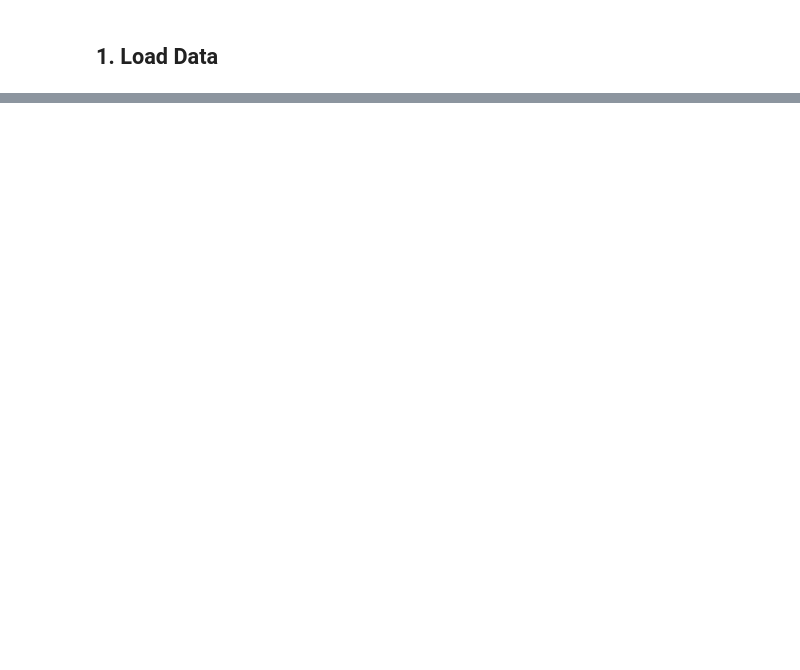
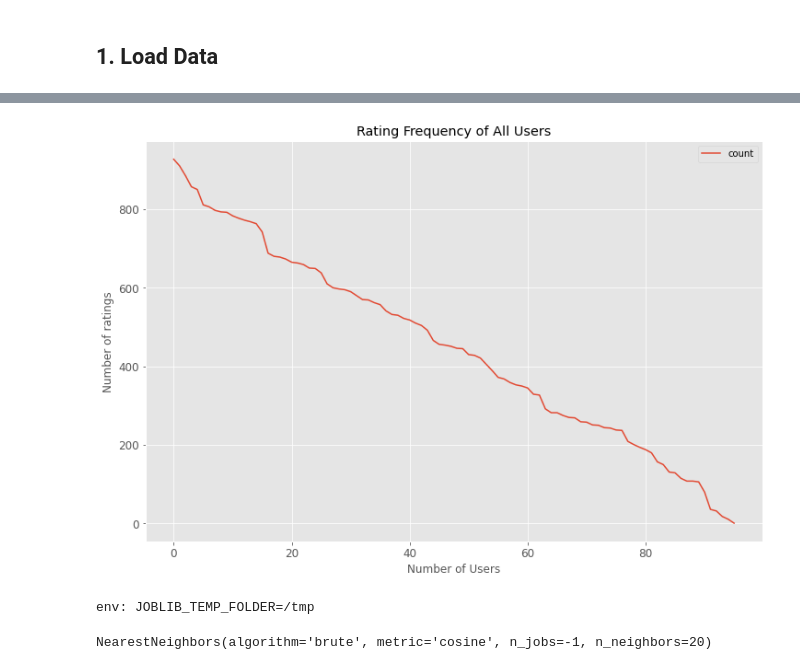
Before and after one commit to chinmaya-s/Codagami_Anime_Recommender, a Jupyter notebook: movie_recommendation_using_KNN.ipynb, the cells around one changed output, grey strips where cells are left out. Saved outputs shown, nothing was run; the diff lists cells and outputs as text; code cells hidden in the pictures; blank space fills up the shorter version.

```diff
--- a/movie_recommendation_using_KNN.ipynb
+++ b/movie_recommendation_using_KNN.ipynb
@@ -717,0 +144,23 @@ Use spark's ALS to solve above problems
+# %%
+# get number of ratings given by every user
+df_users_cnt = pd.DataFrame(df_ratings_drop_animes.groupby('user_id').size(), columns=['count'])
+# plot rating frequency of all animes
+ax = df_users_cnt \
+    .sort_values('count', ascending=False) \
+    .reset_index(drop=True) \
+    .plot(
+        figsize=(12, 8),
+        title='Rating Frequency of All Users',
+        fontsize=12
+    )
+ax.set_xlabel("Number of Users")
+ax.set_ylabel("Number of ratings")
+ax.get_figure().savefig('outputs/Rating_Frequency_of_Users.jpeg')
+# filter data
+ratings_thres = 2
+active_users = list(set(df_users_cnt.query('count >= @ratings_thres').index))
+df_ratings_drop_users = df_ratings_drop_animes[df_ratings_drop_animes.user_id.isin(active_users)]
+# print('shape of original ratings data: ', df_ratings.shape)
+# print('shape of ratings data after dropping both unpopular animes and inactive users: ', df_ratings_drop_users.shape)
+# %% [output]
+[figure, added]
@@ -717,0 +177,7 @@ Use spark's ALS to solve above problems
+# %%
+%env JOBLIB_TEMP_FOLDER=/tmp
+model_knn = NearestNeighbors(metric='cosine', algorithm='brute', n_neighbors=20, n_jobs=-1)
+model_knn.fit(anime_user_mat_sparse)
+# %% [output]
+env: JOBLIB_TEMP_FOLDER=/tmp
+NearestNeighbors(algorithm='brute', metric='cosine', n_jobs=-1, n_neighbors=20)
```
Also changed, not shown: parts of 81 cells of this notebook, 8 other files.
